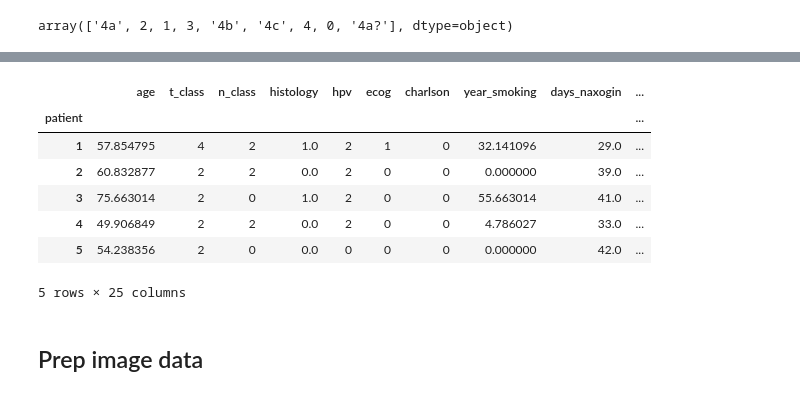
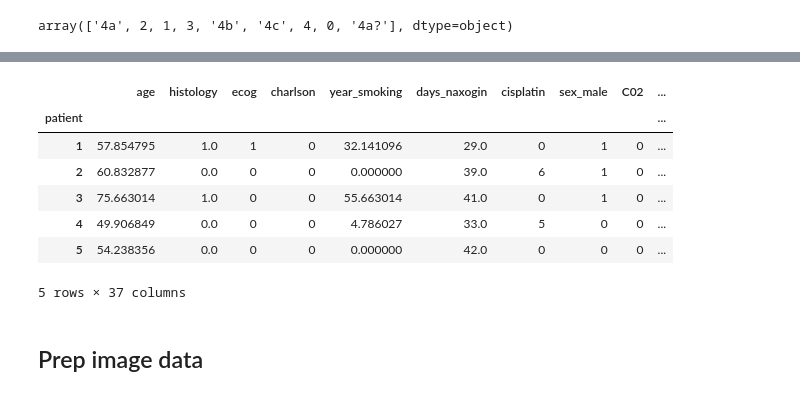
Before and after one commit to GSEL9/head-and-neck, a Jupyter notebook: ipynbs/data_prep.ipynb, the cells around one changed output, grey strips where cells are left out. Drawn from its saved outputs; the diff is of its cells as text; code cells hidden in the pictures.

```diff
--- a/ipynbs/data_prep.ipynb
+++ b/ipynbs/data_prep.ipynb
@@ -150,3 +180,8 @@ for col in icd10_enc:
 prep_clinical.stage.unique()
 # %% [output]
 array(['4a', 2, 1, 3, '4b', '4c', 4, 0, '4a?'], dtype=object)
+# %%
+hpv_enc = pd.get_dummies(prep_clinical['hpv'], drop_first=True)
+for num, _ in enumerate(hpv_enc):
+    prep_clinical['hpv_{}'.format(num)] = icd10_enc.iloc[:, num]
+prep_clinical.head()
@@ -152,0 +197,5 @@ array(['4a', 2, 1, 3, '4b', '4c', 4, 0, '4a?'], dtype=object)
+# %%
+t_class_enc = pd.get_dummies(prep_clinical['t_class'], drop_first=True)
+for num, _ in enumerate(t_class_enc):
+    prep_clinical['t_class_{}'.format(num)] = t_class_enc.iloc[:, num]
+prep_clinical.head()
@@ -152,0 +211,5 @@ array(['4a', 2, 1, 3, '4b', '4c', 4, 0, '4a?'], dtype=object)
+# %%
+n_class_enc = pd.get_dummies(prep_clinical['n_class'], drop_first=True)
+for num, _ in enumerate(n_class_enc):
+    prep_clinical['n_class_{}'.format(num)] = n_class_enc.iloc[:, num]
+prep_clinical.head()
@@ -168,0 +241,5 @@ prep_clinical.head()
+# %%
+cisplatin_enc = pd.get_dummies(prep_clinical['cisplatin'], drop_first=True)
+for num, _ in enumerate(cisplatin_enc):
+    prep_clinical['cisplatin_{}'.format(num)] = cisplatin_enc.iloc[:, num]
+prep_clinical.head()
@@ -169,17 +255,17 @@ prep_clinical.head()
 # %%
 # Dropping features
 prep_clinical.drop(
-    ['icd10', 'stage', 'sex'], axis=1, inplace=True
+    ['icd10', 'stage', 'sex', 'hpv', 't_class', 'n_class'], axis=1, inplace=True
 )
 prep_clinical.head()
 # %% [output]
-|  | age | t_class | n_class | histology | hpv | ecog | charlson | year_smoking | days_naxogin | ... |
+|  | age | histology | ecog | charlson | year_smoking | days_naxogin | cisplatin | sex_male | C02 | ... |
 | patient |  |  |  |  |  |  |  |  |  | ... |
-| 1 | 57.854795 | 4 | 2 | 1.0 | 2 | 1 | 0 | 32.141096 | 29.0 | ... |
-| 2 | 60.832877 | 2 | 2 | 0.0 | 2 | 0 | 0 | 0.000000 | 39.0 | ... |
-| 3 | 75.663014 | 2 | 0 | 1.0 | 2 | 0 | 0 | 55.663014 | 41.0 | ... |
-| 4 | 49.906849 | 2 | 2 | 0.0 | 2 | 0 | 0 | 4.786027 | 33.0 | ... |
-| 5 | 54.238356 | 2 | 0 | 0.0 | 0 | 0 | 0 | 0.000000 | 42.0 | ... |
+| 1 | 57.854795 | 1.0 | 1 | 0 | 32.141096 | 29.0 | 0 | 1 | 0 | ... |
+| 2 | 60.832877 | 0.0 | 0 | 0 | 0.000000 | 39.0 | 6 | 1 | 0 | ... |
+| 3 | 75.663014 | 1.0 | 0 | 0 | 55.663014 | 41.0 | 0 | 1 | 0 | ... |
+| 4 | 49.906849 | 0.0 | 0 | 0 | 4.786027 | 33.0 | 5 | 0 | 0 | ... |
+| 5 | 54.238356 | 0.0 | 0 | 0 | 0.000000 | 42.0 | 0 | 0 | 0 | ... |
-5 rows × 25 columns
+5 rows × 37 columns
 # %%
 # Filtering with target indices
```
Also changed, not shown: parts of 26 cells of this notebook, 25 other files.
